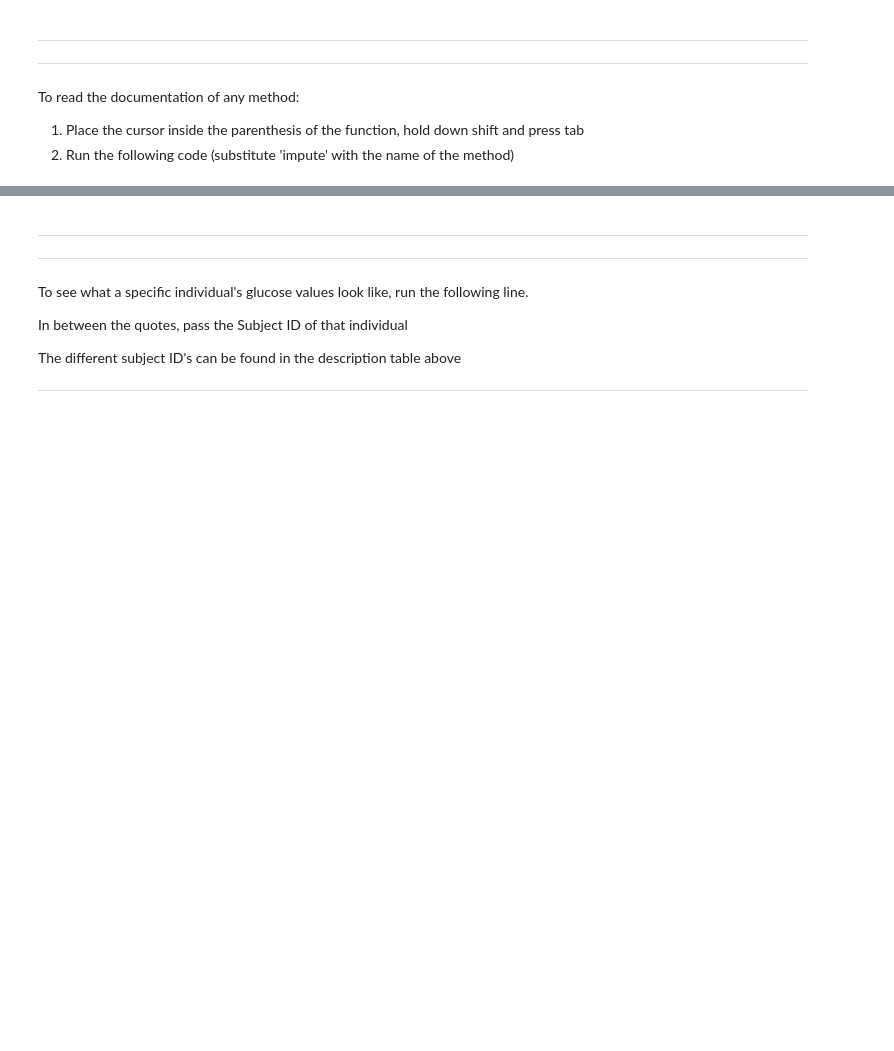
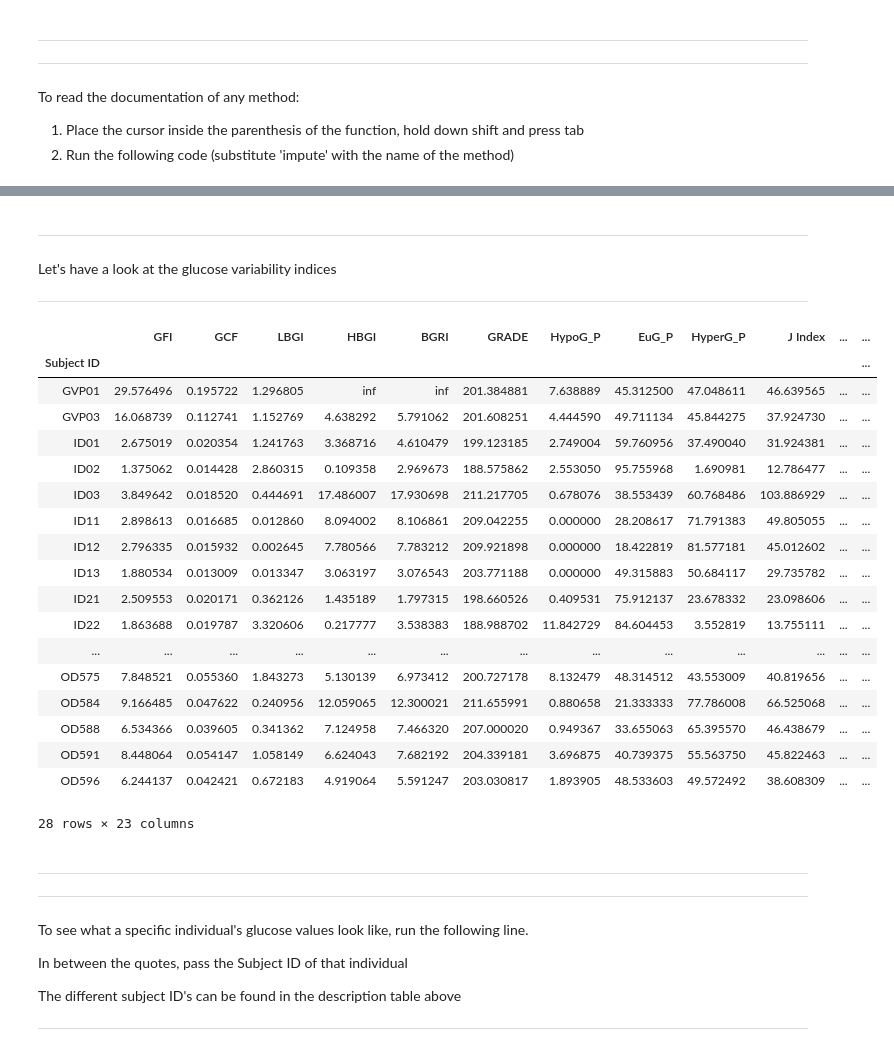
Before and after one commit to snehG0205/NCSA_genomics, a Jupyter notebook: Python - notebooks/Pipeline.ipynb, the cells around one changed output, grey strips where cells are left out. Cells and saved outputs as stored; diff of their text form; code cells hidden in the pictures; blank space fills up the shorter version.

```diff
--- a/Python - notebooks/Pipeline.ipynb
+++ b/Python - notebooks/Pipeline.ipynb
@@ -71,3 +91,29 @@ NameError: name 'dadata_descriptionta' is not defined
+# %% [markdown]
+***
+Let's have a look at the glucose variability indices
+***
+# %%
+obj.gvIndices()
+# %% [output]
+|  | GFI | GCF | LBGI | HBGI | BGRI | GRADE | HypoG_P | EuG_P | HyperG_P | J Index | ... | ... |
+| Subject ID |  |  |  |  |  |  |  |  |  |  |  | ... |
+| GVP01 | 29.576496 | 0.195722 | 1.296805 | inf | inf | 201.384881 | 7.638889 | 45.312500 | 47.048611 | 46.639565 | ... | ... |
+| GVP03 | 16.068739 | 0.112741 | 1.152769 | 4.638292 | 5.791062 | 201.608251 | 4.444590 | 49.711134 | 45.844275 | 37.924730 | ... | ... |
+| ID01 | 2.675019 | 0.020354 | 1.241763 | 3.368716 | 4.610479 | 199.123185 | 2.749004 | 59.760956 | 37.490040 | 31.924381 | ... | ... |
+| ID02 | 1.375062 | 0.014428 | 2.860315 | 0.109358 | 2.969673 | 188.575862 | 2.553050 | 95.755968 | 1.690981 | 12.786477 | ... | ... |
+| ID03 | 3.849642 | 0.018520 | 0.444691 | 17.486007 | 17.930698 | 211.217705 | 0.678076 | 38.553439 | 60.768486 | 103.886929 | ... | ... |
+| ID11 | 2.898613 | 0.016685 | 0.012860 | 8.094002 | 8.106861 | 209.042255 | 0.000000 | 28.208617 | 71.791383 | 49.805055 | ... | ... |
+| ID12 | 2.796335 | 0.015932 | 0.002645 | 7.780566 | 7.783212 | 209.921898 | 0.000000 | 18.422819 | 81.577181 | 45.012602 | ... | ... |
+| ID13 | 1.880534 | 0.013009 | 0.013347 | 3.063197 | 3.076543 | 203.771188 | 0.000000 | 49.315883 | 50.684117 | 29.735782 | ... | ... |
+| ID21 | 2.509553 | 0.020171 | 0.362126 | 1.435189 | 1.797315 | 198.660526 | 0.409531 | 75.912137 | 23.678332 | 23.098606 | ... | ... |
+| ID22 | 1.863688 | 0.019787 | 3.320606 | 0.217777 | 3.538383 | 188.988702 | 11.842729 | 84.604453 | 3.552819 | 13.755111 | ... | ... |
+| ... | ... | ... | ... | ... | ... | ... | ... | ... | ... | ... | ... | ... |
+| OD575 | 7.848521 | 0.055360 | 1.843273 | 5.130139 | 6.973412 | 200.727178 | 8.132479 | 48.314512 | 43.553009 | 40.819656 | ... | ... |
+| OD584 | 9.166485 | 0.047622 | 0.240956 | 12.059065 | 12.300021 | 211.655991 | 0.880658 | 21.333333 | 77.786008 | 66.525068 | ... | ... |
+| OD588 | 6.534366 | 0.039605 | 0.341362 | 7.124958 | 7.466320 | 207.000020 | 0.949367 | 33.655063 | 65.395570 | 46.438679 | ... | ... |
+| OD591 | 8.448064 | 0.054147 | 1.058149 | 6.624043 | 7.682192 | 204.339181 | 3.696875 | 40.739375 | 55.563750 | 45.822463 | ... | ... |
+| OD596 | 6.244137 | 0.042421 | 0.672183 | 4.919064 | 5.591247 | 203.030817 | 1.893905 | 48.533603 | 49.572492 | 38.608309 | ... | ... |
+28 rows × 23 columns
 # %% [markdown]
 ***
 ***
```
Also changed, not shown: parts of 17 cells of this notebook, 8 other files.
